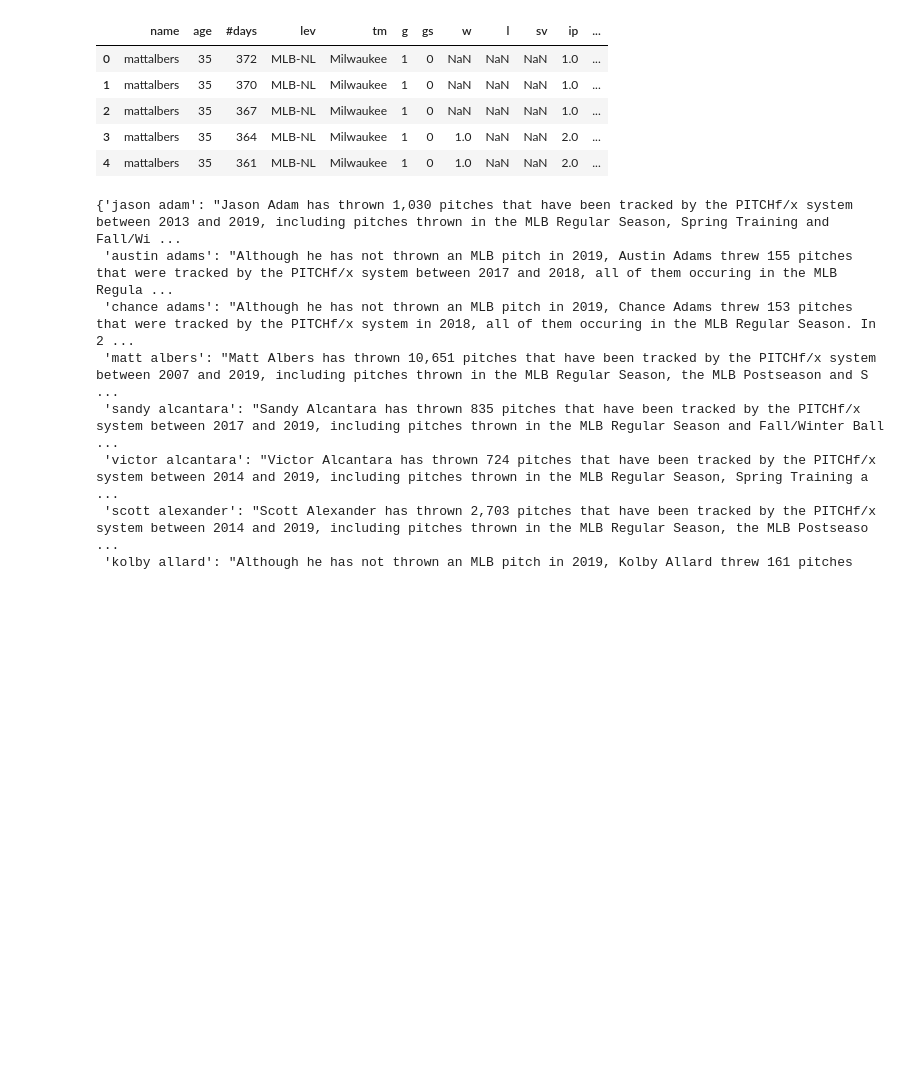
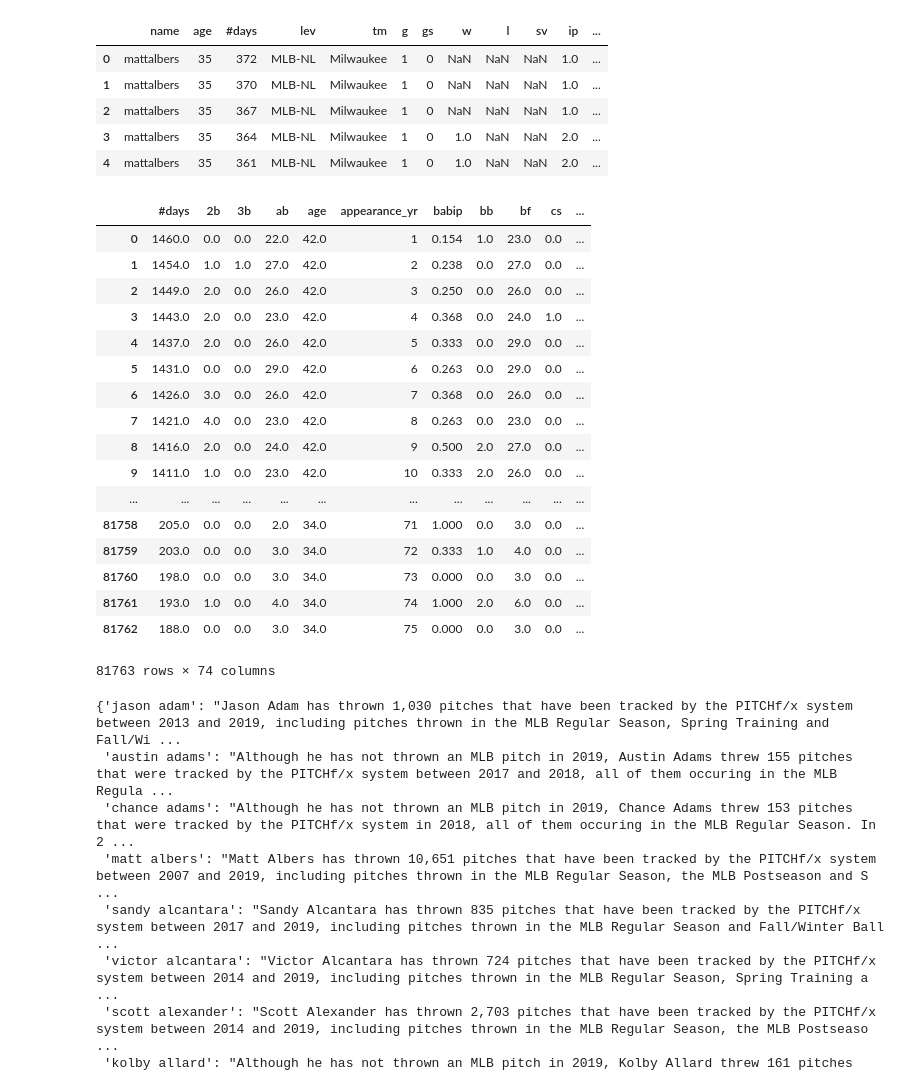
Before and after one commit to t-phill/mlb_injuries, a Jupyter notebook: pickles/pickles.ipynb, the cells around one changed output. Saved outputs shown, nothing was run; the diff lists cells and outputs as text; code cells hidden in the pictures; blank space fills up the shorter version.

Commit message:
view pickles

```diff
--- a/pickles/pickles.ipynb
+++ b/pickles/pickles.ipynb
@@ -119,6 +119,28 @@ games_18.head()
 | 2 | mattalbers | 35 | 367 | MLB-NL | Milwaukee | 1 | 0 | NaN | NaN | NaN | 1.0 | ... |
 | 3 | mattalbers | 35 | 364 | MLB-NL | Milwaukee | 1 | 0 | 1.0 | NaN | NaN | 2.0 | ... |
 | 4 | mattalbers | 35 | 361 | MLB-NL | Milwaukee | 1 | 0 | 1.0 | NaN | NaN | 2.0 | ... |
+# %%
+current = pd.read_pickle('../pickles/labeled_games_agg.pkl')
+current
+# %% [output]
+|  | #days | 2b | 3b | ab | age | appearance_yr | babip | bb | bf | cs | ... |
+| 0 | 1460.0 | 0.0 | 0.0 | 22.0 | 42.0 | 1 | 0.154 | 1.0 | 23.0 | 0.0 | ... |
+| 1 | 1454.0 | 1.0 | 1.0 | 27.0 | 42.0 | 2 | 0.238 | 0.0 | 27.0 | 0.0 | ... |
+| 2 | 1449.0 | 2.0 | 0.0 | 26.0 | 42.0 | 3 | 0.250 | 0.0 | 26.0 | 0.0 | ... |
+| 3 | 1443.0 | 2.0 | 0.0 | 23.0 | 42.0 | 4 | 0.368 | 0.0 | 24.0 | 1.0 | ... |
+| 4 | 1437.0 | 2.0 | 0.0 | 26.0 | 42.0 | 5 | 0.333 | 0.0 | 29.0 | 0.0 | ... |
+| 5 | 1431.0 | 0.0 | 0.0 | 29.0 | 42.0 | 6 | 0.263 | 0.0 | 29.0 | 0.0 | ... |
+| 6 | 1426.0 | 3.0 | 0.0 | 26.0 | 42.0 | 7 | 0.368 | 0.0 | 26.0 | 0.0 | ... |
+| 7 | 1421.0 | 4.0 | 0.0 | 23.0 | 42.0 | 8 | 0.263 | 0.0 | 23.0 | 0.0 | ... |
+| 8 | 1416.0 | 2.0 | 0.0 | 24.0 | 42.0 | 9 | 0.500 | 2.0 | 27.0 | 0.0 | ... |
+| 9 | 1411.0 | 1.0 | 0.0 | 23.0 | 42.0 | 10 | 0.333 | 2.0 | 26.0 | 0.0 | ... |
+| ... | ... | ... | ... | ... | ... | ... | ... | ... | ... | ... | ... |
+| 81758 | 205.0 | 0.0 | 0.0 | 2.0 | 34.0 | 71 | 1.000 | 0.0 | 3.0 | 0.0 | ... |
+| 81759 | 203.0 | 0.0 | 0.0 | 3.0 | 34.0 | 72 | 0.333 | 1.0 | 4.0 | 0.0 | ... |
+| 81760 | 198.0 | 0.0 | 0.0 | 3.0 | 34.0 | 73 | 0.000 | 0.0 | 3.0 | 0.0 | ... |
+| 81761 | 193.0 | 1.0 | 0.0 | 4.0 | 34.0 | 74 | 1.000 | 2.0 | 6.0 | 0.0 | ... |
+| 81762 | 188.0 | 0.0 | 0.0 | 3.0 | 34.0 | 75 | 0.000 | 0.0 | 3.0 | 0.0 | ... |
+81763 rows × 74 columns
 # %%
 cards_18 = pd.read_pickle('2018_cards.pkl')
 len(cards_18)
```
